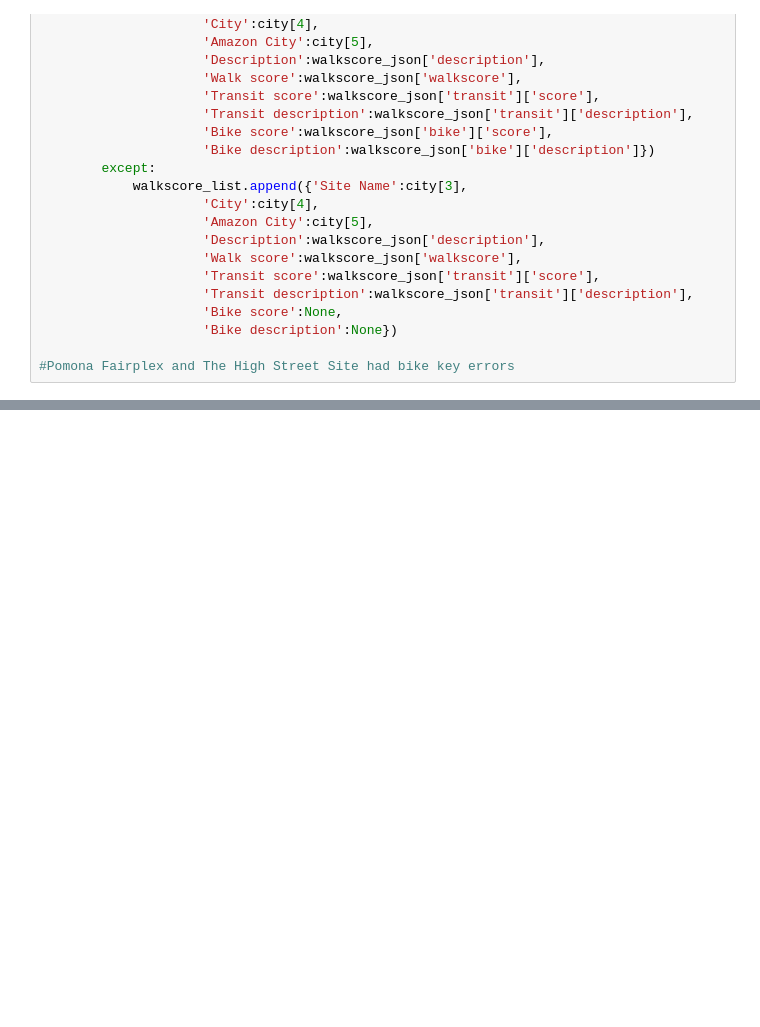
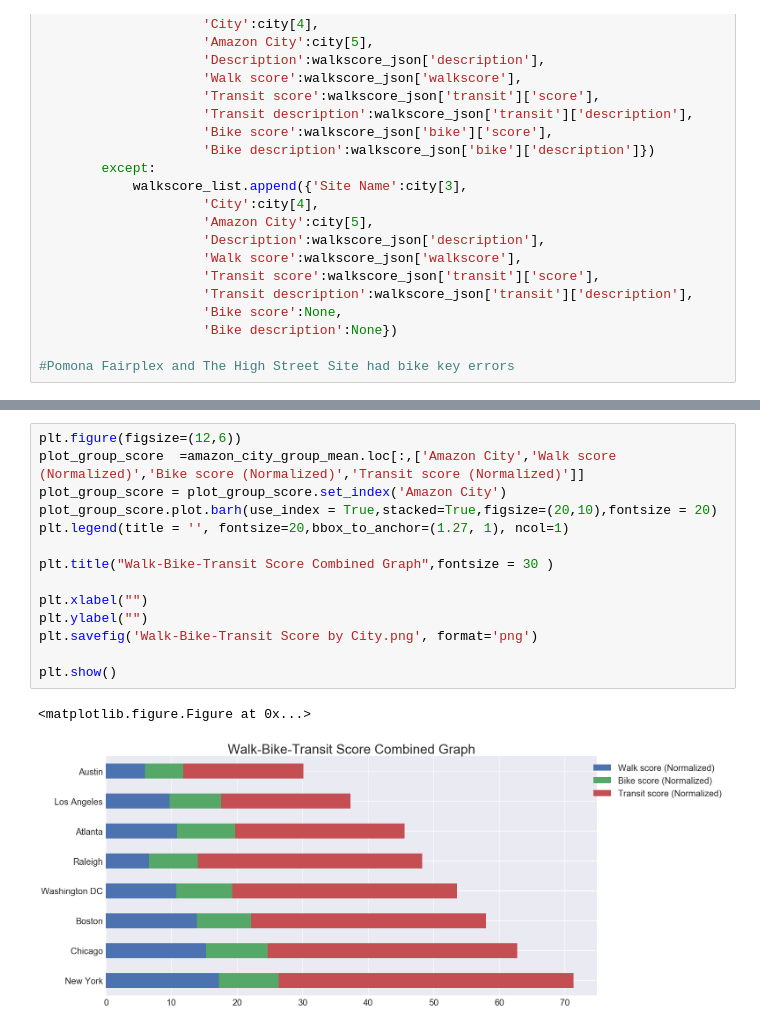
Before and after one commit to indranik/BC_Project1, a Jupyter notebook: Transportation Data - Helen/Walkscore Dataframe - Helen.ipynb, the cells around one changed output, grey strips where cells are left out. Cells and saved outputs as stored; diff of their text form; blank space fills up the shorter version.

```diff
--- a/Transportation Data - Helen/Walkscore Dataframe - Helen.ipynb
+++ b/Transportation Data - Helen/Walkscore Dataframe - Helen.ipynb
@@ -141,0 +236,17 @@ amazon_city_group[['Walk score', 'Bike score', 'Transit score']].mean()
+# %%
+plt.figure(figsize=(12,6))
+plot_group_score  =amazon_city_group_mean.loc[:,['Amazon City','Walk score (Normalized)','Bike score (Normalized)','Transit score (Normalized)']]
+plot_group_score = plot_group_score.set_index('Amazon City')
+plot_group_score.plot.barh(use_index = True,stacked=True,figsize=(20,10),fontsize = 20)
+plt.legend(title = '', fontsize=20,bbox_to_anchor=(1.27, 1), ncol=1)
+
+plt.title("Walk-Bike-Transit Score Combined Graph",fontsize = 30 )
+
+plt.xlabel("")
+plt.ylabel("")
+plt.savefig('Walk-Bike-Transit Score by City.png', format='png')
+
+plt.show()
+# %% [output]
+<matplotlib.figure.Figure at 0x...>
+[figure, added]
```
Also changed, not shown: parts of 9 cells of this notebook, 14 other files.
